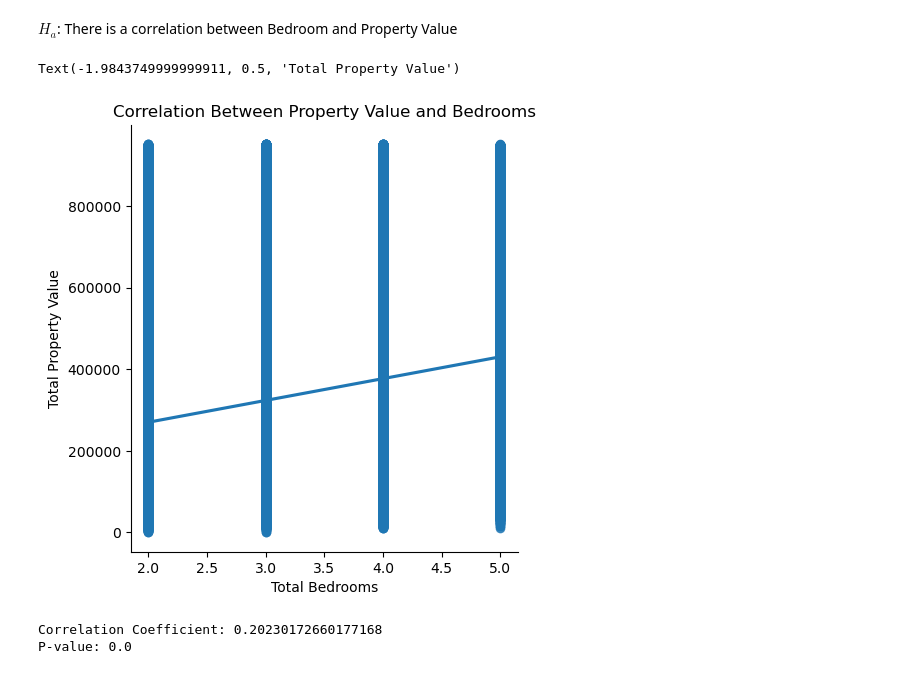
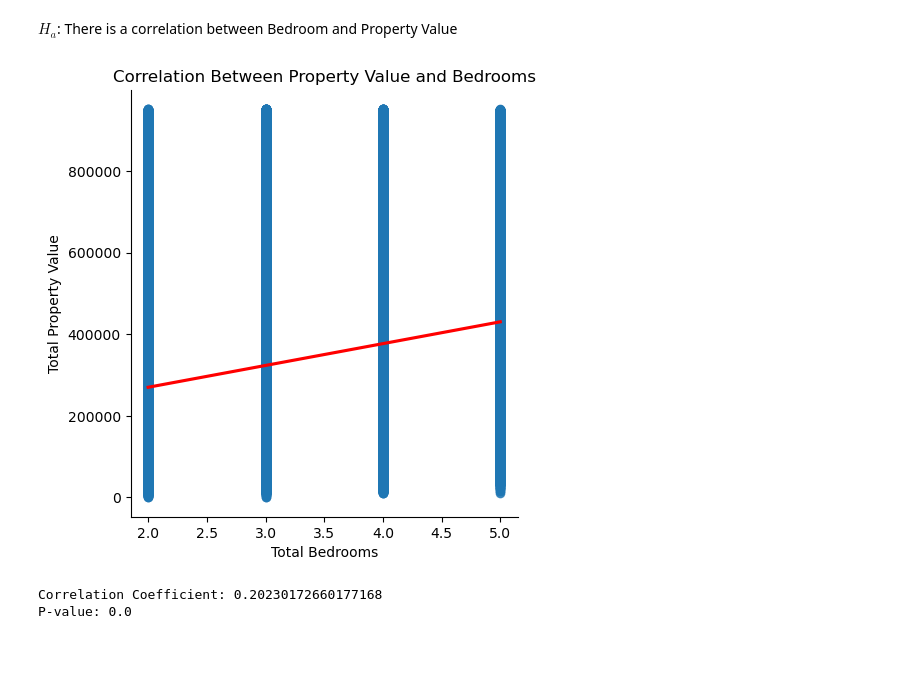
Before and after one commit to EstebanHernandez0/Zillow_Project, a Jupyter notebook: Final_Report1.ipynb, the cells around one changed output. Cells and saved outputs as stored; diff of their text form; code cells hidden in the pictures.

```diff
--- a/Final_Report1.ipynb
+++ b/Final_Report1.ipynb
@@ -135,12 +180,15 @@ P-value: 0.0
 $H_{o}$: There is no correlation between Bedrooms and Property Value
 # %% [markdown]
 $H_{a}$: There is a correlation between Bedroom and Property Value
-# %%
-sns.lmplot(x='bedrooms', y='property_value', data= train, scatter=True)
-plt.title('Correlation Between Property Value and Bedrooms')
-plt.xlabel('Total Bedrooms')
-plt.ylabel('Total Property Value')
-# %% [output]
-Text(-1.9843749999999911, 0.5, 'Total Property Value')
-[figure, removed]
+# %%
+# functions to plot Property Value and Bedrooms
+def bed_property():
+    sns.lmplot(data= train, x= 'bedrooms', y= 'property_value', scatter=True, line_kws={"color": "red"})
+    plt.title('Correlation Between Property Value and Bedrooms')
+    plt.xlabel('Total Bedrooms')
+    plt.ylabel('Total Property Value')
+# use the function
+bed_property()
+# %% [output]
+[figure, added]
 # %%
```
Also changed, not shown: parts of 59 cells of this notebook.
